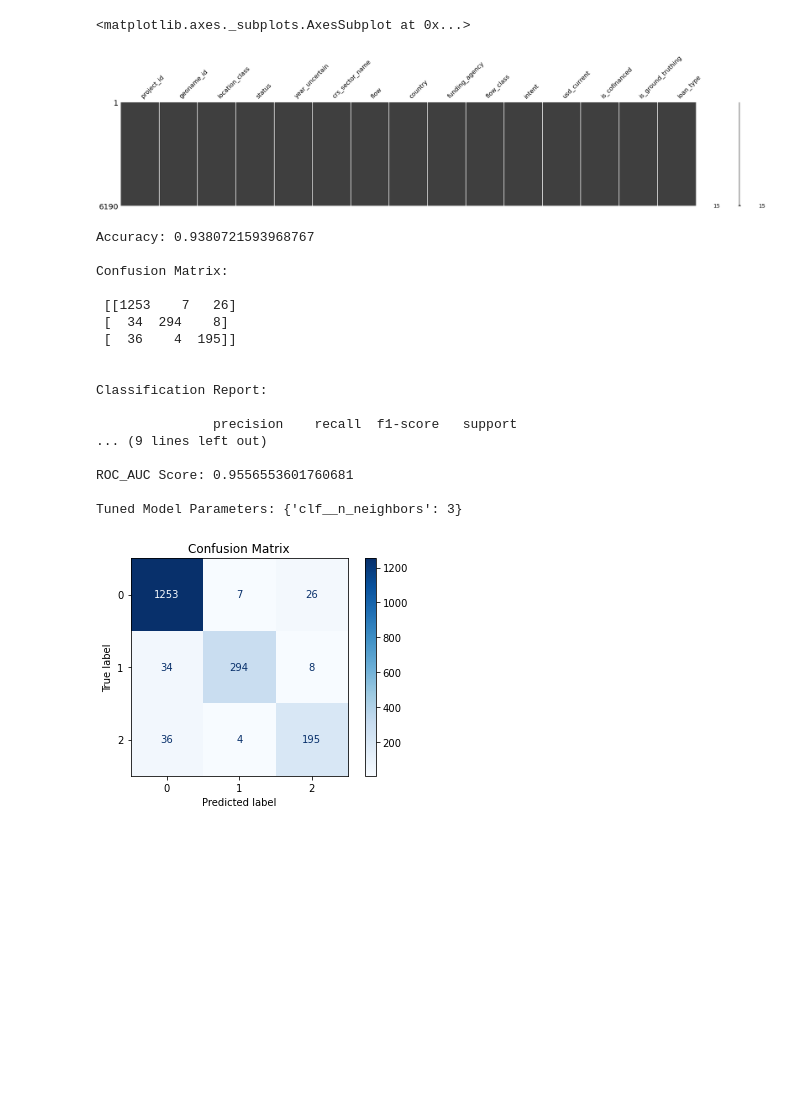
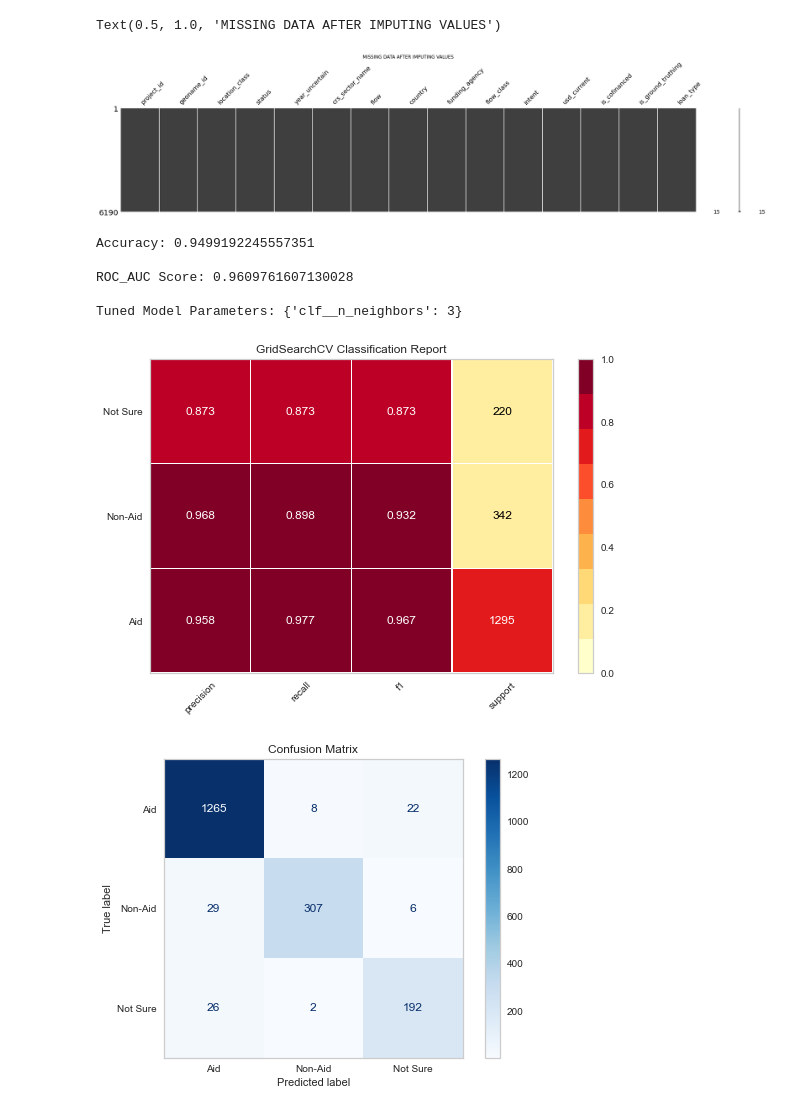
Before and after one commit to unkletam/Investment_Flow_Type_Classification, a Jupyter notebook: financial-flow-type-classification.ipynb, the cells around one changed output. Cells and saved outputs as stored; diff of their text form; code cells hidden in the pictures; blank space fills up the shorter version.

Commit message:
Added Support for Dashboard

```diff
--- a/financial-flow-type-classification.ipynb
+++ b/financial-flow-type-classification.ipynb
@@ -59,24 +75,0 @@ iplot(fig)
-# %%
-'''ms  = ms.sort_values(by=['start_year'], ascending=True)
-
-ms['Project'] = " "+ ms['project_title'] + " [" + ms['location_type_name']+ "]"
-fig = px.scatter_geo(ms,
-                     lon = ms['longitude'],
-                     lat = ms['latitude'],
-                     text = ms['Project'],
-                     opacity = 0.5,
-                     color="flow_class",
-                     hover_name="place_name",
-                     animation_frame="start_year",
-                     projection="natural earth")
-
-fig.update_layout(
-    title = "Total Chinese Investment [2000 - 2014]",
-    legend_title_text='Investment Category',
-    geo = dict(
-        landcolor = "black",
-        showcountries = True
-    )
-)
-#fig.show()
-iplot(fig)'''
@@ -301,9 +295,10 @@ ms3 = ms2.copy()
 ms3['usd_current'] = ms3['usd_current'].fillna(ms3.groupby('country')['usd_current'].transform('mean'))
 ms3['usd_current'].fillna(ms3['usd_current'].mean(), inplace=True)
 missingno.matrix(ms3, figsize = (30,5))
+plt.title("MISSING DATA AFTER IMPUTING VALUES")
 # %% [output]
-<matplotlib.axes._subplots.AxesSubplot at 0x...>
+Text(0.5, 1.0, 'MISSING DATA AFTER IMPUTING VALUES')
-[figure, old version]
+[figure, new version]
 # %%
 from sklearn.preprocessing import LabelEncoder
 
@@ -351,9 +346,9 @@ from sklearn.preprocessing import StandardScaler, Normalizer
 from sklearn.model_selection import train_test_split, GridSearchCV
 from sklearn.neighbors import KNeighborsClassifier
 from sklearn.metrics import classification_report , confusion_matrix , roc_auc_score , plot_confusion_matrix
+from yellowbrick.classifier import ClassificationReport
 
-
-
+classes = [ "Aid","Non-Aid","Not Sure"]
 
 
 steps = [ ('scaler',StandardScaler()),
@@ -364,7 +359,7 @@ pipeline = Pipeline(steps)
 
 param_grid = { 'clf__n_neighbors': [3,5,11,19] }
 
-X_train,X_test,y_train,y_test = train_test_split(X,y,test_size = 0.3, random_state=42)
+X_train,X_test,y_train,y_test = train_test_split(X,y,test_size = 0.3, random_state=42, stratify = y)
 
 cv = GridSearchCV(pipeline, param_grid, cv = 5)
 
@@ -376,30 +371,28 @@ probas = cv.predict_proba(X_test)
 # %%
 print("Accuracy: {} \n".format(cv.score(X_test, y_test)))
 conf_matrix = classification_report(y_test, y_pred)
-print("Confusion Matrix: \n\n {} \n\n".format(confusion_matrix(y_test, y_pred)))
-print("Classification Report: \n\n {} \n".format(conf_matrix))
+#print("Confusion Matrix: \n\n {} \n\n".format(confusion_matrix(y_test, y_pred)))
+#print("Classification Report: \n\n {} \n".format(conf_matrix))
 print("ROC_AUC Score: {} \n".format(roc_auc_score( y_test, probas, multi_class='ovo')))
 print("Tuned Model Parameters: {}".format(cv.best_params_))
 
+visualizer = ClassificationReport(cv, classes=classes, support=True)
+
+visualizer.fit(X_train, y_train)
+visualizer.score(X_test, y_test)
+visualizer.show()
+
 plot_confusion_matrix(cv, X_test, y_test,cmap=plt.cm.Blues)
+plt.grid(False)
+plt.xticks([0,1,2], labels = classes)
+plt.yticks([0,1,2], labels = classes)
 plt.title("Confusion Matrix")
 plt.show()
 # %% [output]
-Accuracy: 0.9380721593968767
+Accuracy: 0.9499192245557351
 
-Confusion Matrix:
-
- [[1253    7   26]
- [  34  294    8]
- [  36    4  195]]
-
-
-Classification Report:
-
-               precision    recall  f1-score   support
-... (9 lines left out)
-
-ROC_AUC Score: 0.9556553601760681
+ROC_AUC Score: 0.9609761607130028
 
 Tuned Model Parameters: {'clf__n_neighbors': 3}
-[figure, old version]
+[figure, new version]
+[figure, added]
```
Also changed, not shown: parts of 22 cells of this notebook, 7 other files.
